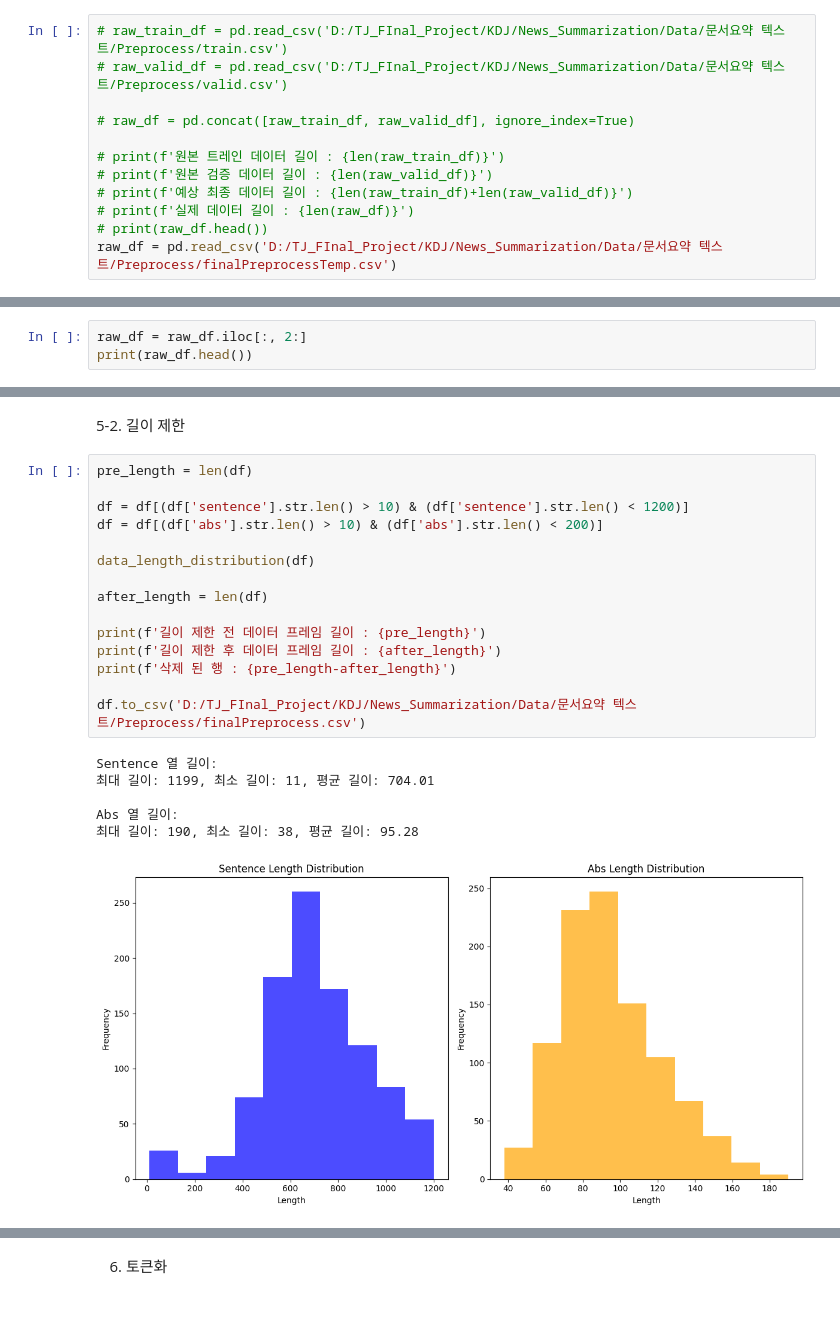
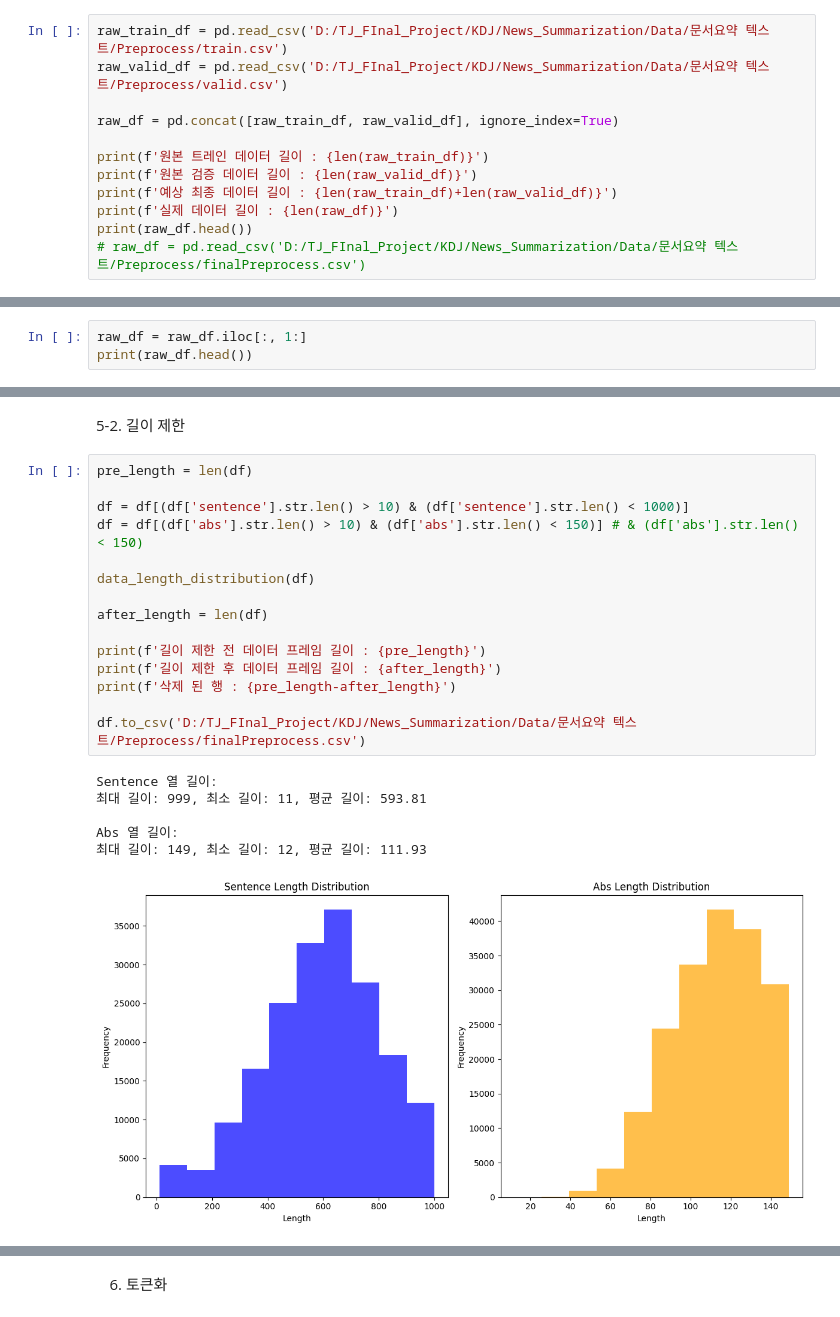
Before and after one commit to kimdj0413/TJ_FInal_Project, a Jupyter notebook: KDJ/News_Summarization/Code/DataPrerocess/FinalPreprocess.ipynb, the cells around one changed output, grey strips where cells are left out. Saved outputs shown, nothing was run; the diff lists cells and outputs as text.

```diff
--- a/KDJ/News_Summarization/Code/DataPrerocess/FinalPreprocess.ipynb
+++ b/KDJ/News_Summarization/Code/DataPrerocess/FinalPreprocess.ipynb
@@ -15,14 +15,14 @@ from tqdm import tqdm
 # %% [markdown]
 1. 데이터 불러오기 및 합치기
 # %%
-# raw_train_df = pd.read_csv('D:/TJ_FInal_Project/KDJ/News_Summarization/Data/문서요약 텍스트/Preprocess/train.csv')
-# raw_valid_df = pd.read_csv('D:/TJ_FInal_Project/KDJ/News_Summarization/Data/문서요약 텍스트/Preprocess/valid.csv')
+raw_train_df = pd.read_csv('D:/TJ_FInal_Project/KDJ/News_Summarization/Data/문서요약 텍스트/Preprocess/train.csv')
+raw_valid_df = pd.read_csv('D:/TJ_FInal_Project/KDJ/News_Summarization/Data/문서요약 텍스트/Preprocess/valid.csv')
 
-# raw_df = pd.concat([raw_train_df, raw_valid_df], ignore_index=True)
+raw_df = pd.concat([raw_train_df, raw_valid_df], ignore_index=True)
 
-# print(f'원본 트레인 데이터 길이 : {len(raw_train_df)}')
-# print(f'원본 검증 데이터 길이 : {len(raw_valid_df)}')
-# print(f'예상 최종 데이터 길이 : {len(raw_train_df)+len(raw_valid_df)}')
-# print(f'실제 데이터 길이 : {len(raw_df)}')
-# print(raw_df.head())
-raw_df = pd.read_csv('D:/TJ_FInal_Project/KDJ/News_Summarization/Data/문서요약 텍스트/Preprocess/finalPreprocessTemp.csv')
+print(f'원본 트레인 데이터 길이 : {len(raw_train_df)}')
+print(f'원본 검증 데이터 길이 : {len(raw_valid_df)}')
+print(f'예상 최종 데이터 길이 : {len(raw_train_df)+len(raw_valid_df)}')
+print(f'실제 데이터 길이 : {len(raw_df)}')
+print(raw_df.head())
+# raw_df = pd.read_csv('D:/TJ_FInal_Project/KDJ/News_Summarization/Data/문서요약 텍스트/Preprocess/finalPreprocess.csv')
@@ -29,7 +47,7 @@ raw_df = pd.read_csv('D:/TJ_FInal_Project/KDJ/News_Summarization/Data/문서요
 # %% [markdown]
 2. title 열 날리기
 # %%
-raw_df = raw_df.iloc[:, 2:]
+raw_df = raw_df.iloc[:, 1:]
 print(raw_df.head())
 # %% [output]
                                             sentence  \
@@ -162,22 +173,22 @@ Abs 열 길이:
 # %%
 pre_length = len(df)
 
-df = df[(df['sentence'].str.len() > 10) & (df['sentence'].str.len() < 1200)]
-df = df[(df['abs'].str.len() > 10) & (df['abs'].str.len() < 200)]
+df = df[(df['sentence'].str.len() > 10) & (df['sentence'].str.len() < 1000)]
+df = df[(df['abs'].str.len() > 10) & (df['abs'].str.len() < 150)] # & (df['abs'].str.len() < 150)
 
 data_length_distribution(df)
 
 after_length = len(df)
 
 print(f'길이 제한 전 데이터 프레임 길이 : {pre_length}')
 print(f'길이 제한 후 데이터 프레임 길이 : {after_length}')
 print(f'삭제 된 행 : {pre_length-after_length}')
 
 df.to_csv('D:/TJ_FInal_Project/KDJ/News_Summarization/Data/문서요약 텍스트/Preprocess/finalPreprocess.csv')
 # %% [output]
 Sentence 열 길이:
-최대 길이: 1199, 최소 길이: 11, 평균 길이: 704.01
+최대 길이: 999, 최소 길이: 11, 평균 길이: 593.81
 
 Abs 열 길이:
-최대 길이: 190, 최소 길이: 38, 평균 길이: 95.28
+최대 길이: 149, 최소 길이: 12, 평균 길이: 111.93
-[figure, old version]
+[figure, new version]
```
Also changed, not shown: parts of 10 cells of this notebook, 3 other files.
